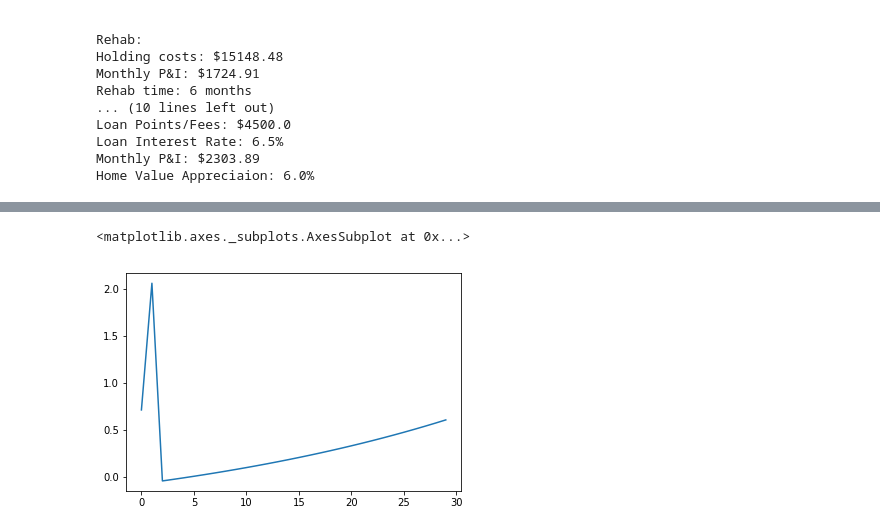
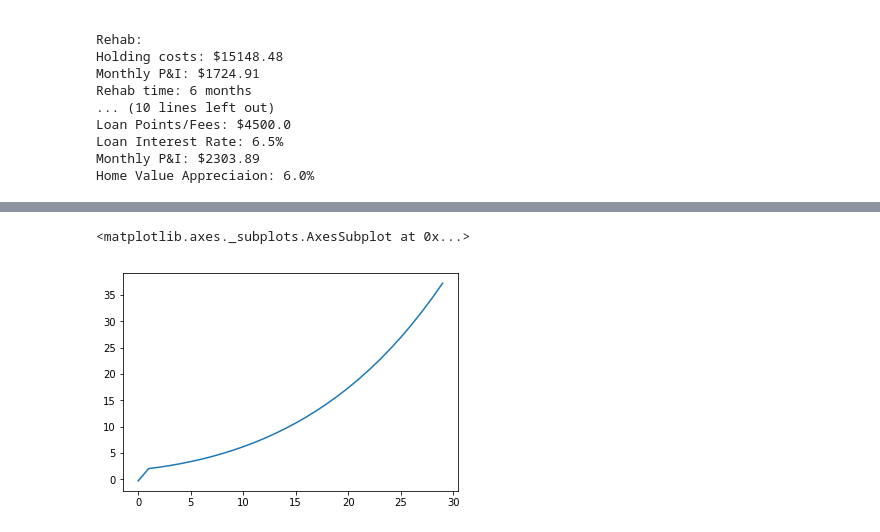
Before and after one commit to RupertDodkins/real_estate, a Jupyter notebook: scripts/BRRRR ex2.ipynb, the cells around one changed output, grey strips where cells are left out. Saved outputs shown, nothing was run; the diff lists cells and outputs as text; code cells hidden in the pictures.

Commit message:
added cummulative return column for comparison to stocks

```diff
--- a/scripts/BRRRR ex2.ipynb
+++ b/scripts/BRRRR ex2.ipynb
@@ -121,7 +142,7 @@ df = year_sum.to_dataframe()
 | 28 | 28.00 | 336.00 | 12.00 | 54,900.00 | 30,200.00 | 27,600.00 | ... |
 | 29 | 29.00 | 348.00 | 12.00 | 56,600.00 | 31,100.00 | 27,600.00 | ... |
 # %%
-df['Annualized Total Return'].plot()
+df['Return on Initial Investment'].plot()
 # %% [output]
 <matplotlib.axes._subplots.AxesSubplot at 0x...>
-[figure, old version]
+[figure, new version]
```
Also changed, not shown: parts of 2 cells of this notebook, 1 other file.
